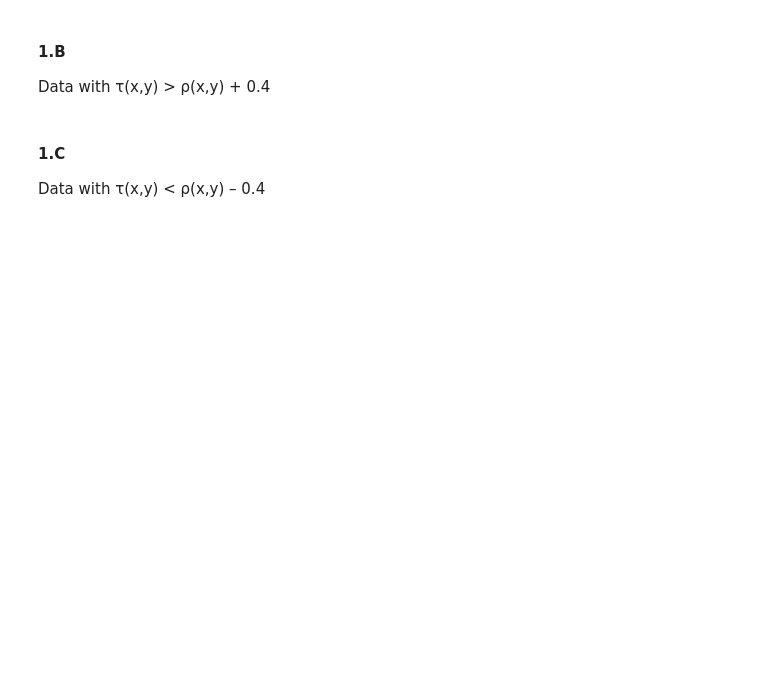
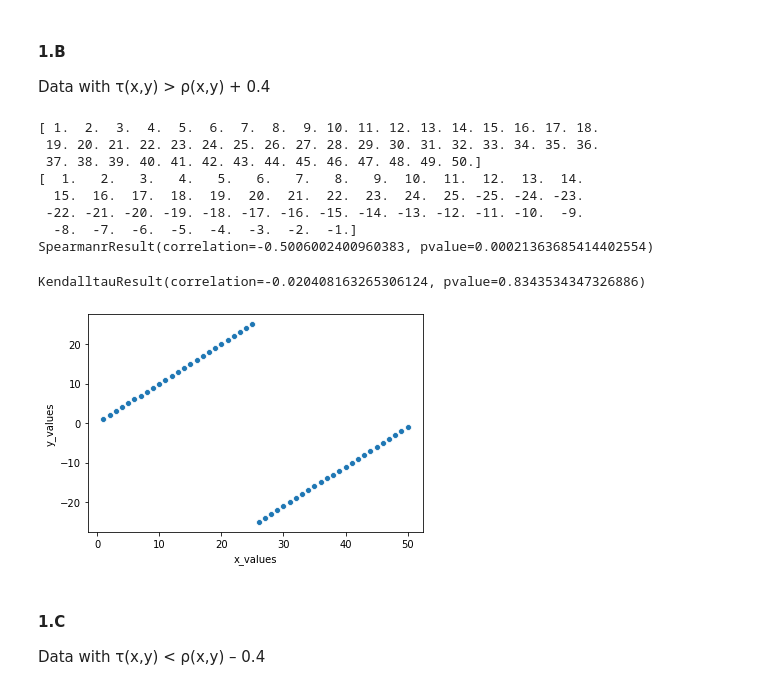
Before and after one commit to mayakerem/StatisticsDataAnalysis, a Jupyter notebook: HW3/HW3.ipynb, the cells around one changed output. Saved outputs shown, nothing was run; the diff lists cells and outputs as text; code cells hidden in the pictures; blank space fills up the shorter version.

```diff
--- a/HW3/HW3.ipynb
+++ b/HW3/HW3.ipynb
@@ -57,6 +59,33 @@ print(stats.pearsonr(df['col1'],df['col2']))
 # %% [markdown]
 #### 1.B
 Data with τ(x,y) > ρ(x,y) + 0.4
+# %%
+x_values = np.linspace(1,50,50)
+temp = x_values[:len(x_values)//2]*(-1)
+y_values = np.linspace(1,25,25)
+# y_values= np.append(y_values,temp)
+y_values= np.append(y_values,np.flip(temp))
+
+df = pd.DataFrame({'x_values': x_values, "y_values": y_values})
+
+print(x_values)
+print(y_values)
+
+sns.scatterplot(x = 'x_values',y='y_values',data=df);
+
+print(stats.spearmanr(x_values,y_values))
+stats.kendalltau(x_values,y_values)
+# %% [output]
+[ 1.  2.  3.  4.  5.  6.  7.  8.  9. 10. 11. 12. 13. 14. 15. 16. 17. 18.
+ 19. 20. 21. 22. 23. 24. 25. 26. 27. 28. 29. 30. 31. 32. 33. 34. 35. 36.
+ 37. 38. 39. 40. 41. 42. 43. 44. 45. 46. 47. 48. 49. 50.]
+[  1.   2.   3.   4.   5.   6.   7.   8.   9.  10.  11.  12.  13.  14.
+  15.  16.  17.  18.  19.  20.  21.  22.  23.  24.  25. -25. -24. -23.
+ -22. -21. -20. -19. -18. -17. -16. -15. -14. -13. -12. -11. -10.  -9.
+  -8.  -7.  -6.  -5.  -4.  -3.  -2.  -1.]
+SpearmanrResult(correlation=-0.5006002400960383, pvalue=0.00021363685414402554)
+KendalltauResult(correlation=-0.020408163265306124, pvalue=0.8343534347326886)
+[figure, added]
 # %% [markdown]
 #### 1.C
 Data with τ(x,y) < ρ(x,y) – 0.4
```
Also changed, not shown: parts of 7 cells of this notebook.
